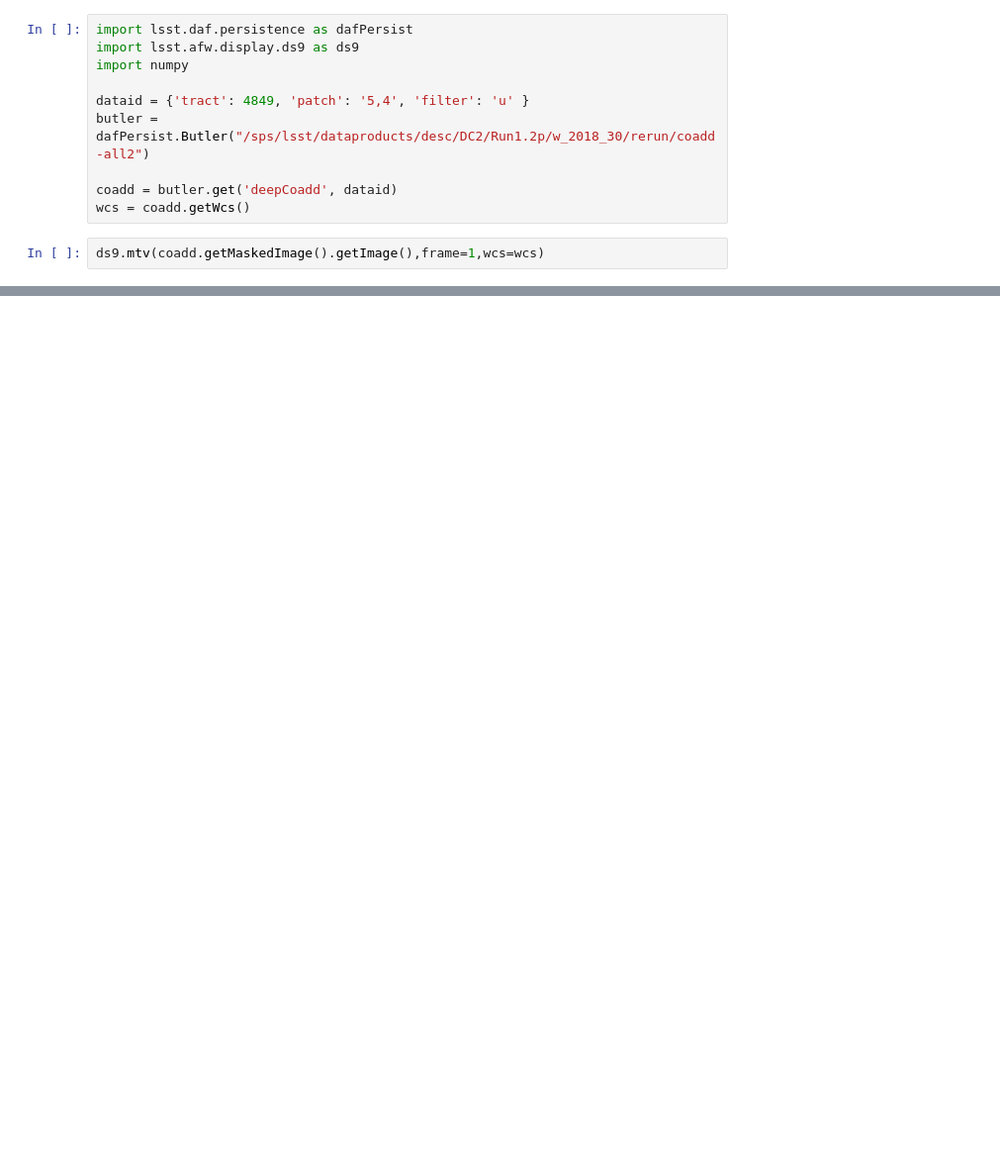
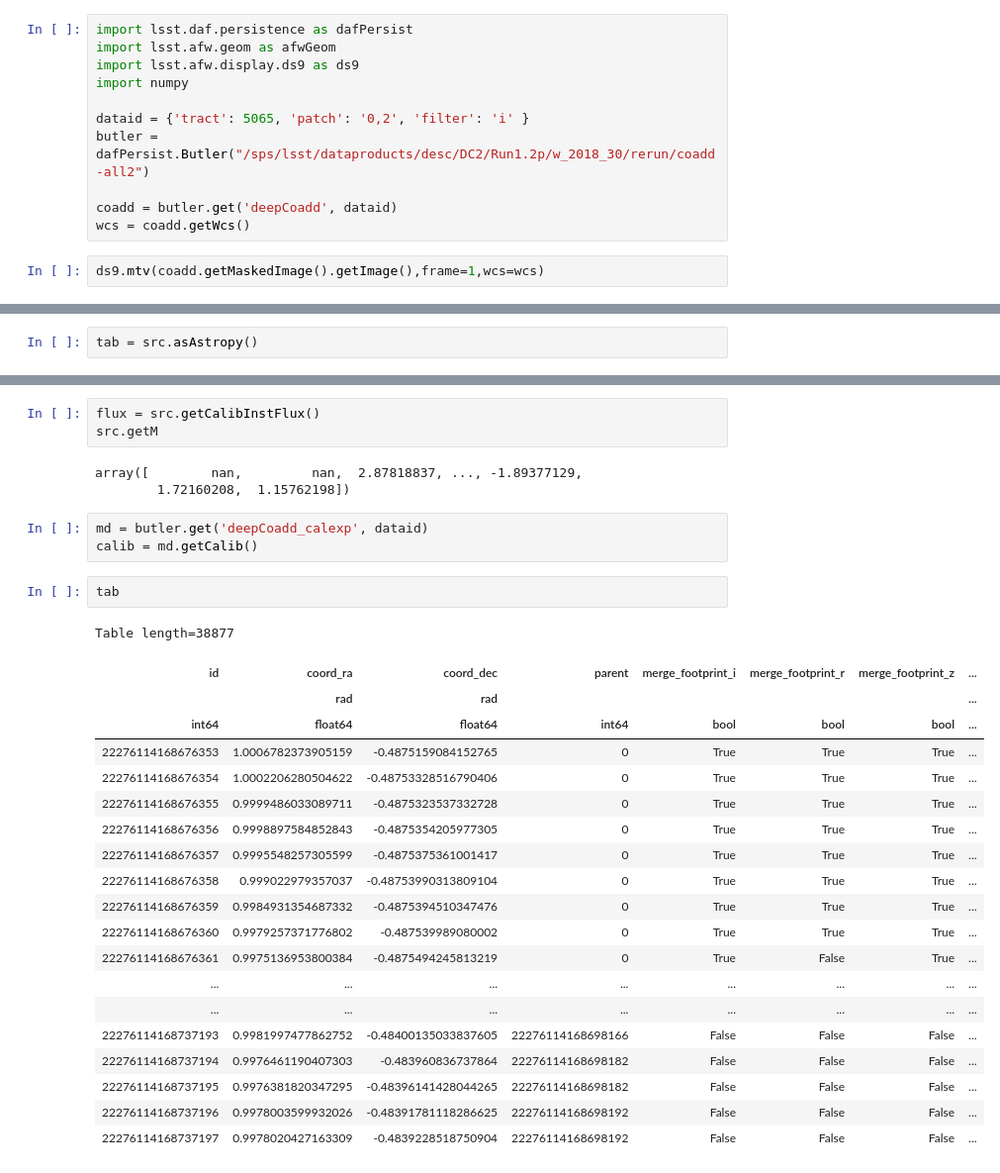
Before and after one commit to boutigny/LSST_notebooks, a Jupyter notebook: DC2/Example_notebook.ipynb, the cells around one changed output, grey strips where cells are left out. Shown: that part at 99% size. Drawn from its saved outputs; the diff is of its cells as text; blank space fills up the shorter version.

```diff
--- a/DC2/Example_notebook.ipynb
+++ b/DC2/Example_notebook.ipynb
@@ -208,10 +217,11 @@ fig.savefig("refCat.png")
 ## Same thing with coadd
 # %%
 import lsst.daf.persistence as dafPersist
+import lsst.afw.geom as afwGeom
 import lsst.afw.display.ds9 as ds9
 import numpy
 
-dataid = {'tract': 4849, 'patch': '5,4', 'filter': 'u' }
+dataid = {'tract': 5065, 'patch': '0,2', 'filter': 'i' }
 butler = dafPersist.Butler("/sps/lsst/dataproducts/desc/DC2/Run1.2p/w_2018_30/rerun/coadd-all2")
 
 coadd = butler.get('deepCoadd', dataid)
@@ -220,0 +237,2 @@ ds9.mtv(coadd.getMaskedImage().getImage(),frame=1,wcs=wcs)
+# %%
+tab = src.asAstropy()
@@ -230,0 +283,32 @@ for s in src:
+# %%
+flux = src.getCalibInstFlux()
+src.getM
+# %% [output]
+array([        nan,         nan,  2.87818837, ..., -1.89377129,
+        1.72160208,  1.15762198])
+# %%
+md = butler.get('deepCoadd_calexp', dataid)
+calib = md.getCalib()
+# %%
+tab
+# %% [output]
+Table length=38877
+| id | coord_ra | coord_dec | parent | merge_footprint_i | merge_footprint_r | merge_footprint_z | ... |
+|  | rad | rad |  |  |  |  | ... |
+| int64 | float64 | float64 | int64 | bool | bool | bool | ... |
+| 22276114168676353 | 1.0006782373905159 | -0.4875159084152765 | 0 | True | True | True | ... |
+| 22276114168676354 | 1.0002206280504622 | -0.48753328516790406 | 0 | True | True | True | ... |
+| 22276114168676355 | 0.9999486033089711 | -0.4875323537332728 | 0 | True | True | True | ... |
+| 22276114168676356 | 0.9998897584852843 | -0.4875354205977305 | 0 | True | True | True | ... |
+| 22276114168676357 | 0.9995548257305599 | -0.4875375361001417 | 0 | True | True | True | ... |
+| 22276114168676358 | 0.999022979357037 | -0.48753990313809104 | 0 | True | True | True | ... |
+| 22276114168676359 | 0.9984931354687332 | -0.4875394510347476 | 0 | True | True | True | ... |
+| 22276114168676360 | 0.9979257371776802 | -0.487539989080002 | 0 | True | True | True | ... |
+| 22276114168676361 | 0.9975136953800384 | -0.4875494245813219 | 0 | True | False | True | ... |
+| ... | ... | ... | ... | ... | ... | ... | ... |
+| ... | ... | ... | ... | ... | ... | ... | ... |
+| 22276114168737193 | 0.9981997477862752 | -0.48400135033837605 | 22276114168698166 | False | False | False | ... |
+| 22276114168737194 | 0.9976461190407303 | -0.483960836737864 | 22276114168698182 | False | False | False | ... |
+| 22276114168737195 | 0.9976381820347295 | -0.48396141428044265 | 22276114168698182 | False | False | False | ... |
+| 22276114168737196 | 0.9978003599932026 | -0.48391781118286625 | 22276114168698192 | False | False | False | ... |
+| 22276114168737197 | 0.9978020427163309 | -0.4839228518750904 | 22276114168698192 | False | False | False | ... |
```
Also changed, not shown: parts of 17 cells of this notebook.
